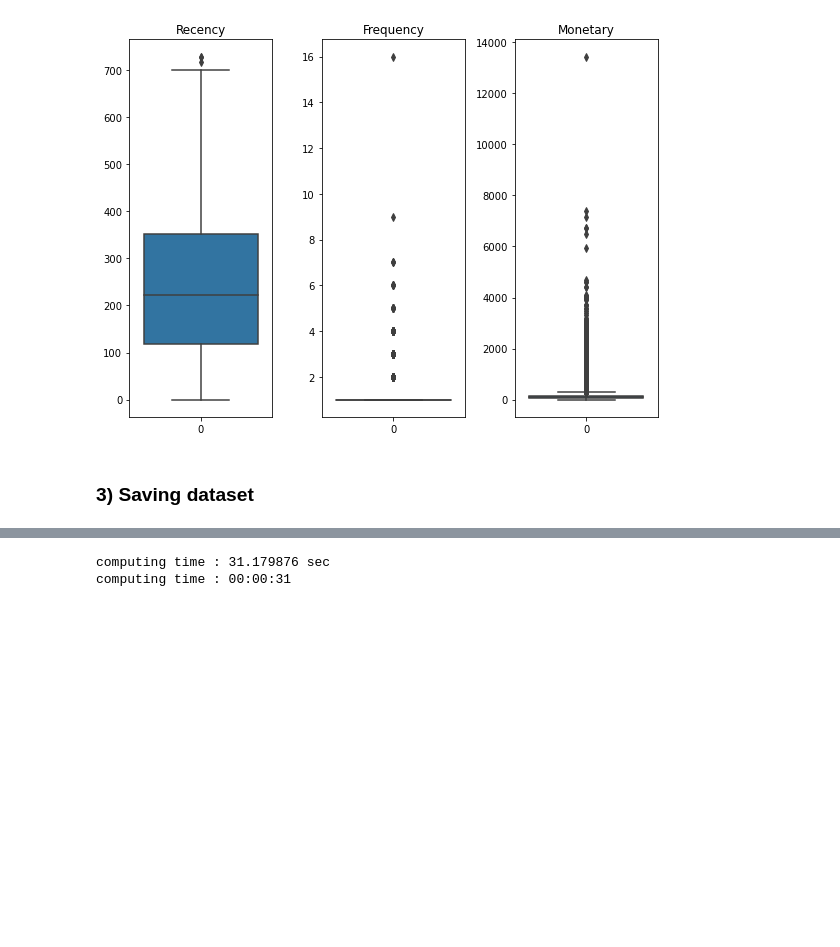
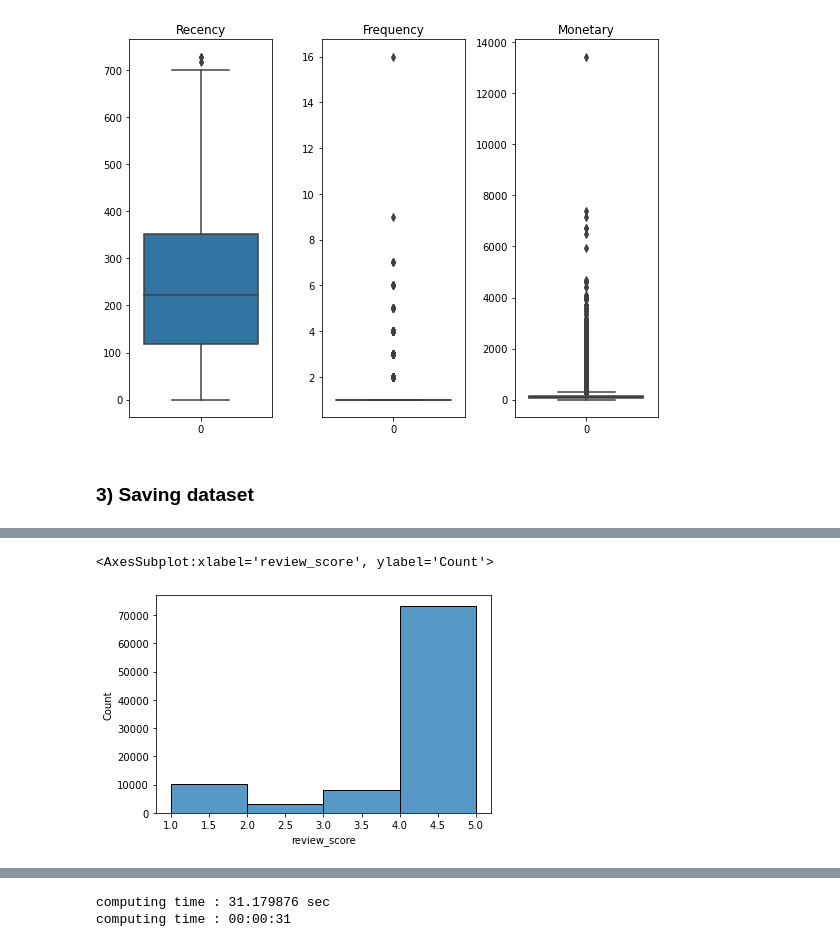
Before and after one commit to oumeima-elgharbi/P5_Data_Science_OpenClassrooms, a Jupyter notebook: P5_01_exploration.ipynb, the cells around one changed output, grey strips where cells are left out. Drawn from its saved outputs; the diff is of its cells as text; code cells hidden in the pictures; blank space fills up the shorter version.

```diff
--- a/P5_01_exploration.ipynb
+++ b/P5_01_exploration.ipynb
@@ -401,3 +429,7 @@ df = dataset_rfm_features.copy()
+# %%
+df = dataset_rfm_features.copy()
+
+df['order_purchase_timestamp'] = pd.to_datetime(df['order_purchase_timestamp'].astype(str), format='%Y/%m/%d') # .astype(str)
 # %%
 grouped_df = df.groupby('customer_unique_id').agg({'order_purchase_timestamp' : lambda x: (time_limit - x.max()).days,
                                                        'order_id' : pd.Series.nunique,
@@ -405,6 +437,6 @@ grouped_df = df.groupby('customer_unique_id').agg({'order_purchase_timestamp' :
                                                         'review_score': 'mean'
                                                        })
 # Rename columns
-rfm_dataset = grouped_df.rename(columns = {'order_purchase_timestamp' : 'Recency',
+rfm_features = grouped_df.rename(columns = {'order_purchase_timestamp' : 'Recency',
                                            'order_id' : 'Frequency',
                                            'price' : 'Monetary'}) #, inplace = True)
@@ -416,0 +482,5 @@ df = df.groupby('customer_unique_id').agg({'order_purchase_timestamp' : lambda x
+# %%
+sns.histplot(data=rfm_features, x="review_score", bins=4)
+# %% [output]
+<AxesSubplot:xlabel='review_score', ylabel='Count'>
+[figure, added]
```
Also changed, not shown: parts of 14 cells of this notebook, 3 other files.
